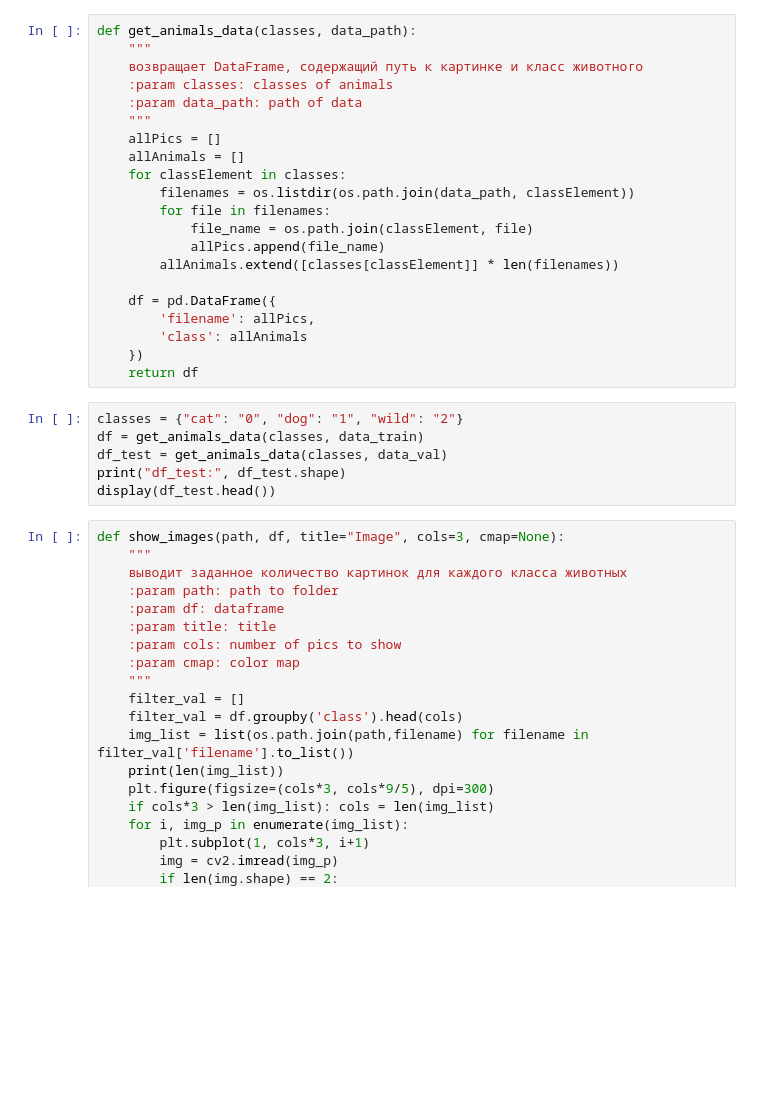
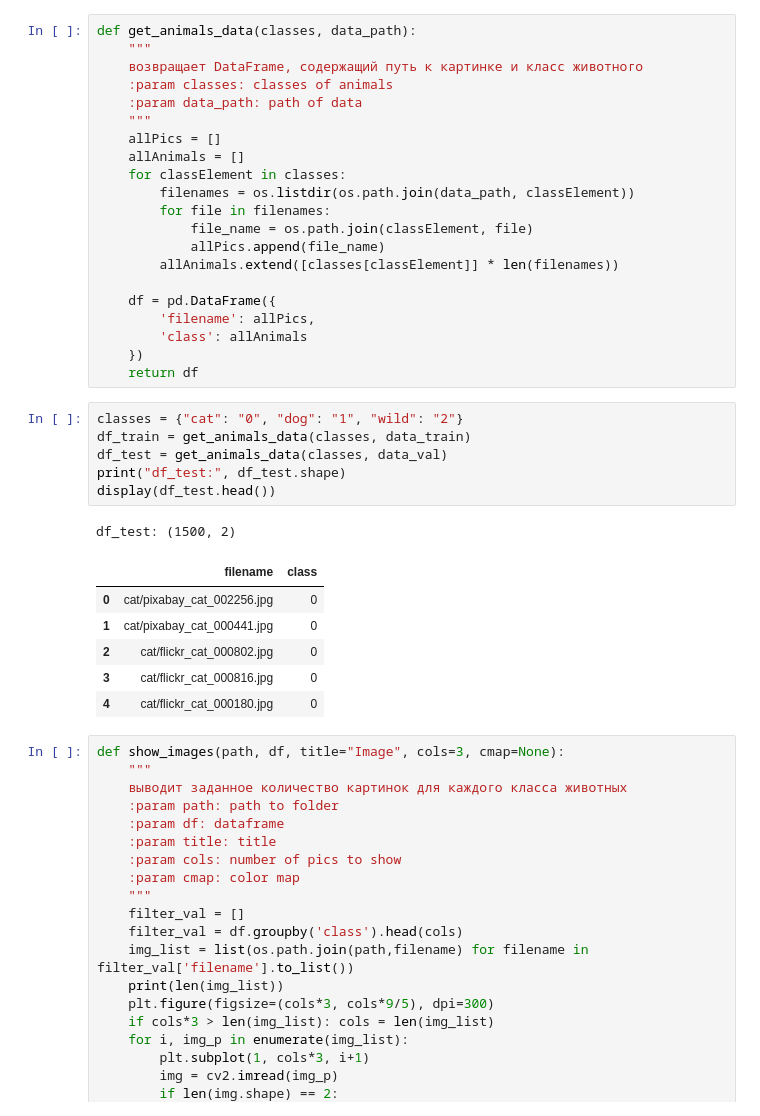
Before and after one commit to Iskander80/ML, a Jupyter notebook: home_task_5.ipynb, the cells around one changed output. Saved outputs shown, nothing was run; the diff lists cells and outputs as text; blank space fills up the shorter version.

```diff
--- a/home_task_5.ipynb
+++ b/home_task_5.ipynb
@@ -121,10 +125,18 @@ def get_animals_data(classes, data_path):
     return df
 # %%
 classes = {"cat": "0", "dog": "1", "wild": "2"}
-df = get_animals_data(classes, data_train)
+df_train = get_animals_data(classes, data_train)
 df_test = get_animals_data(classes, data_val)
 print("df_test:", df_test.shape)
 display(df_test.head())
+# %% [output]
+df_test: (1500, 2)
+|  | filename | class |
+| 0 | cat/pixabay_cat_002256.jpg | 0 |
+| 1 | cat/pixabay_cat_000441.jpg | 0 |
+| 2 | cat/flickr_cat_000802.jpg | 0 |
+| 3 | cat/flickr_cat_000816.jpg | 0 |
+| 4 | cat/flickr_cat_000180.jpg | 0 |
 # %%
 def show_images(path, df, title="Image", cols=3, cmap=None):
     """
```
Also changed, not shown: parts of 15 cells of this notebook.
